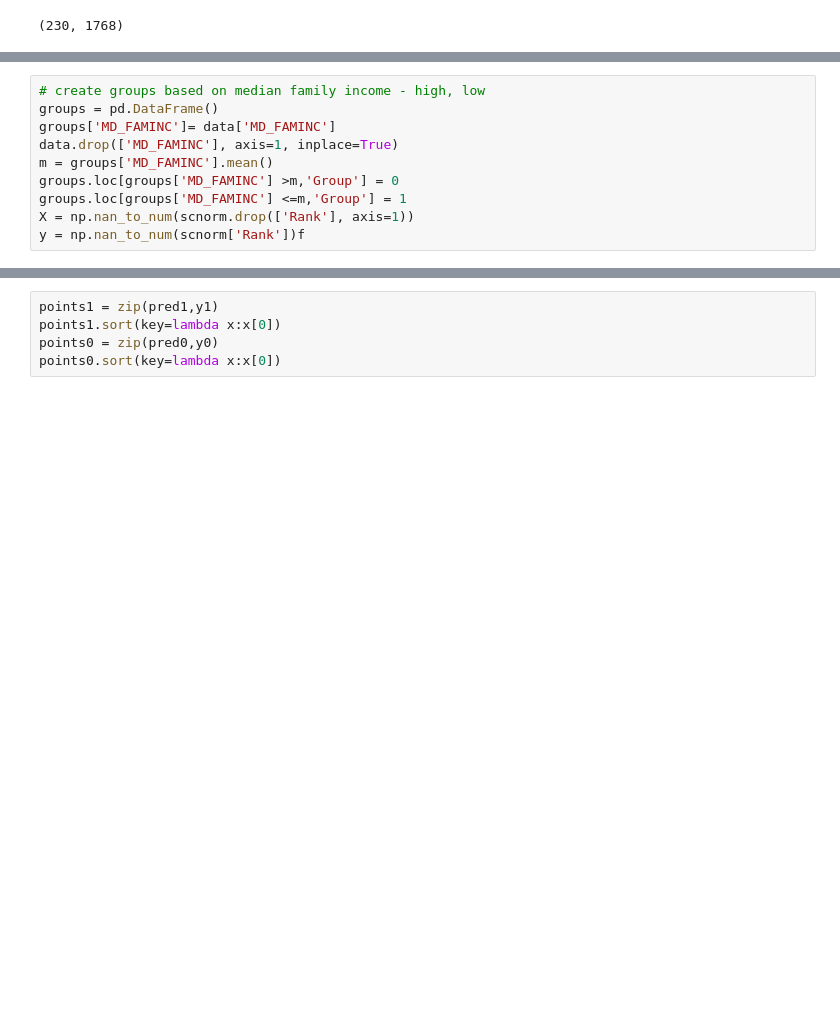
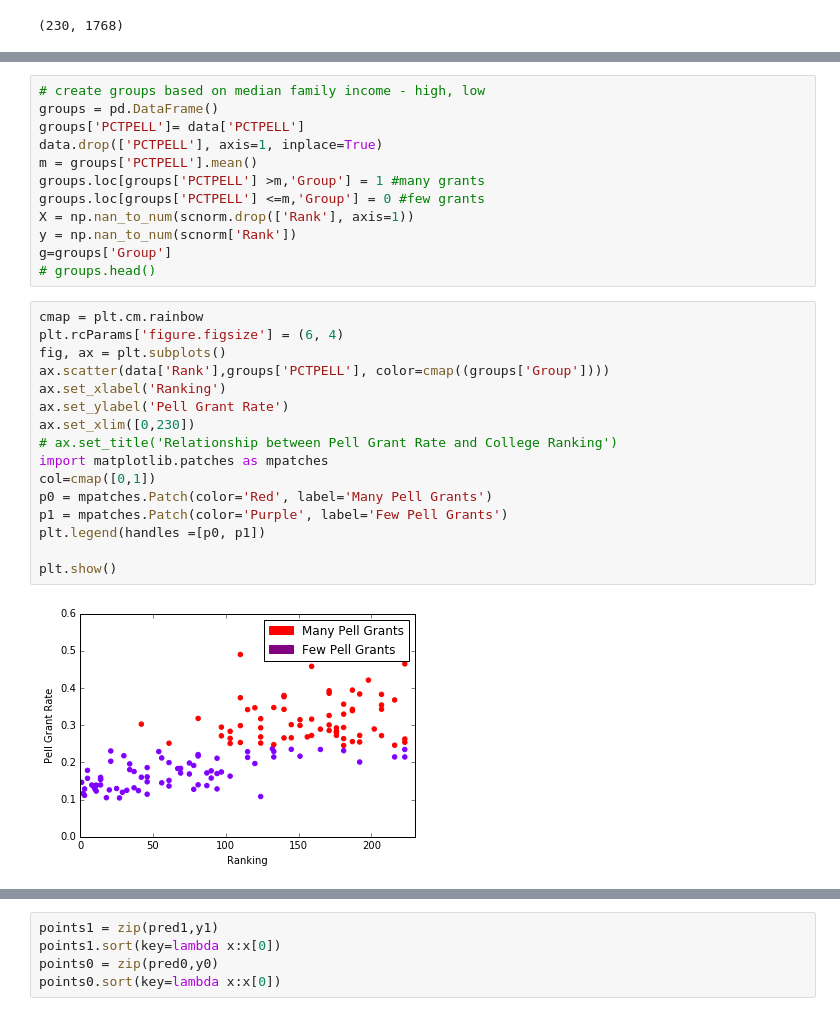
Before and after one commit to caitlinkuhlman/fair_ranking, a Jupyter notebook: College_Fairness_Regression_Example.ipynb, the cells around one changed output, grey strips where cells are left out. Drawn from its saved outputs; the diff is of its cells as text; blank space fills up the shorter version.

```diff
--- a/College_Fairness_Regression_Example.ipynb
+++ b/College_Fairness_Regression_Example.ipynb
@@ -77,10 +147,30 @@ scnorm.shape
 # %%
 # create groups based on median family income - high, low
 groups = pd.DataFrame()
-groups['MD_FAMINC']= data['MD_FAMINC']
-data.drop(['MD_FAMINC'], axis=1, inplace=True)
-m = groups['MD_FAMINC'].mean()
-groups.loc[groups['MD_FAMINC'] >m,'Group'] = 0
-groups.loc[groups['MD_FAMINC'] <=m,'Group'] = 1
+groups['PCTPELL']= data['PCTPELL']
+data.drop(['PCTPELL'], axis=1, inplace=True)
+m = groups['PCTPELL'].mean()
+groups.loc[groups['PCTPELL'] >m,'Group'] = 1 #many grants
+groups.loc[groups['PCTPELL'] <=m,'Group'] = 0 #few grants
 X = np.nan_to_num(scnorm.drop(['Rank'], axis=1))
-y = np.nan_to_num(scnorm['Rank'])f
+y = np.nan_to_num(scnorm['Rank'])
+g=groups['Group']
+# groups.head()
+# %%
+cmap = plt.cm.rainbow
+plt.rcParams['figure.figsize'] = (6, 4)
+fig, ax = plt.subplots()
+ax.scatter(data['Rank'],groups['PCTPELL'], color=cmap((groups['Group'])))
+ax.set_xlabel('Ranking')
+ax.set_ylabel('Pell Grant Rate')
+ax.set_xlim([0,230])
+# ax.set_title('Relationship between Pell Grant Rate and College Ranking')
+import matplotlib.patches as mpatches
+col=cmap([0,1])
+p0 = mpatches.Patch(color='Red', label='Many Pell Grants')
+p1 = mpatches.Patch(color='Purple', label='Few Pell Grants')
+plt.legend(handles =[p0, p1])
+
+plt.show()
+# %% [output]
+[figure, added]
```
Also changed, not shown: parts of 53 cells of this notebook, 5 other files.
